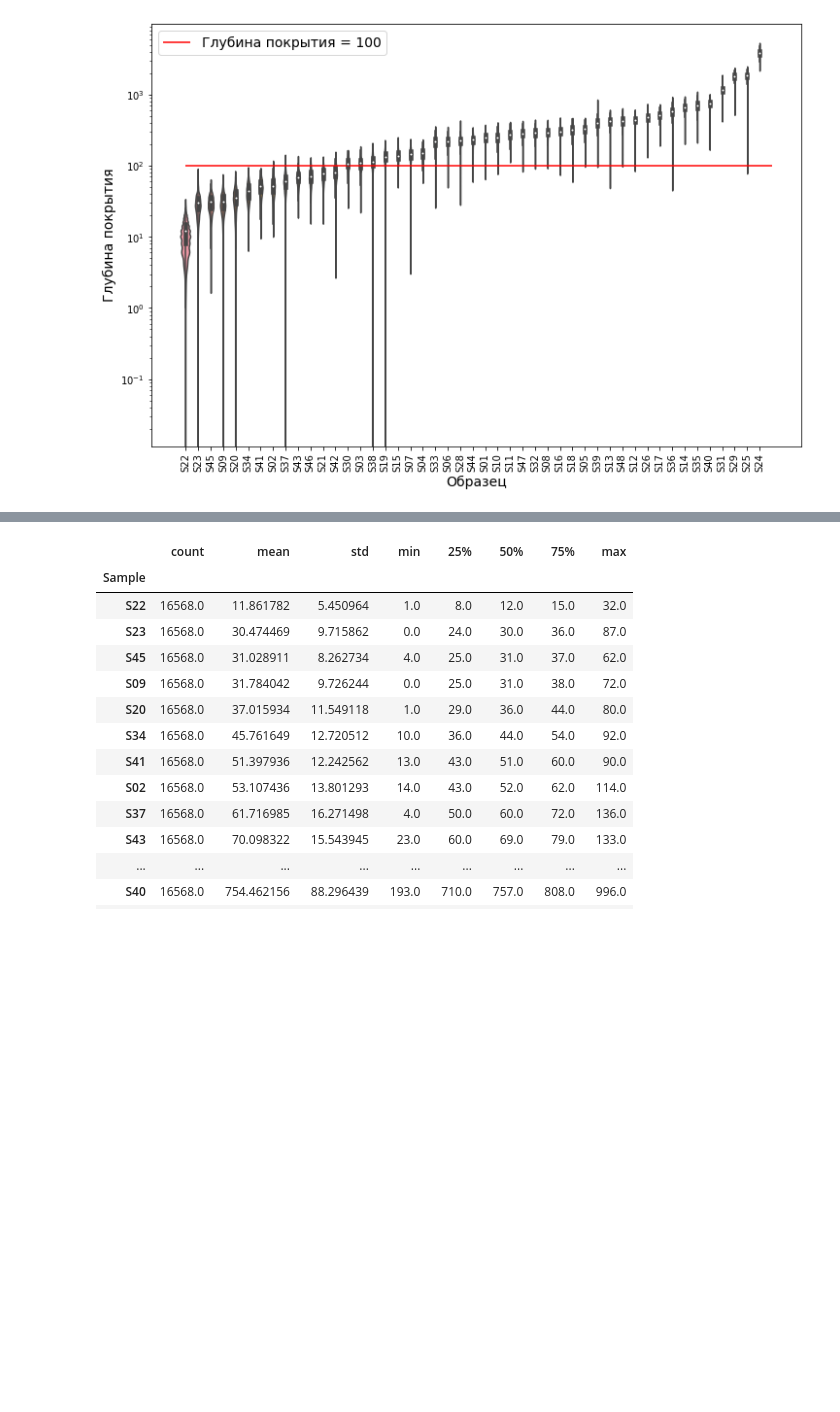
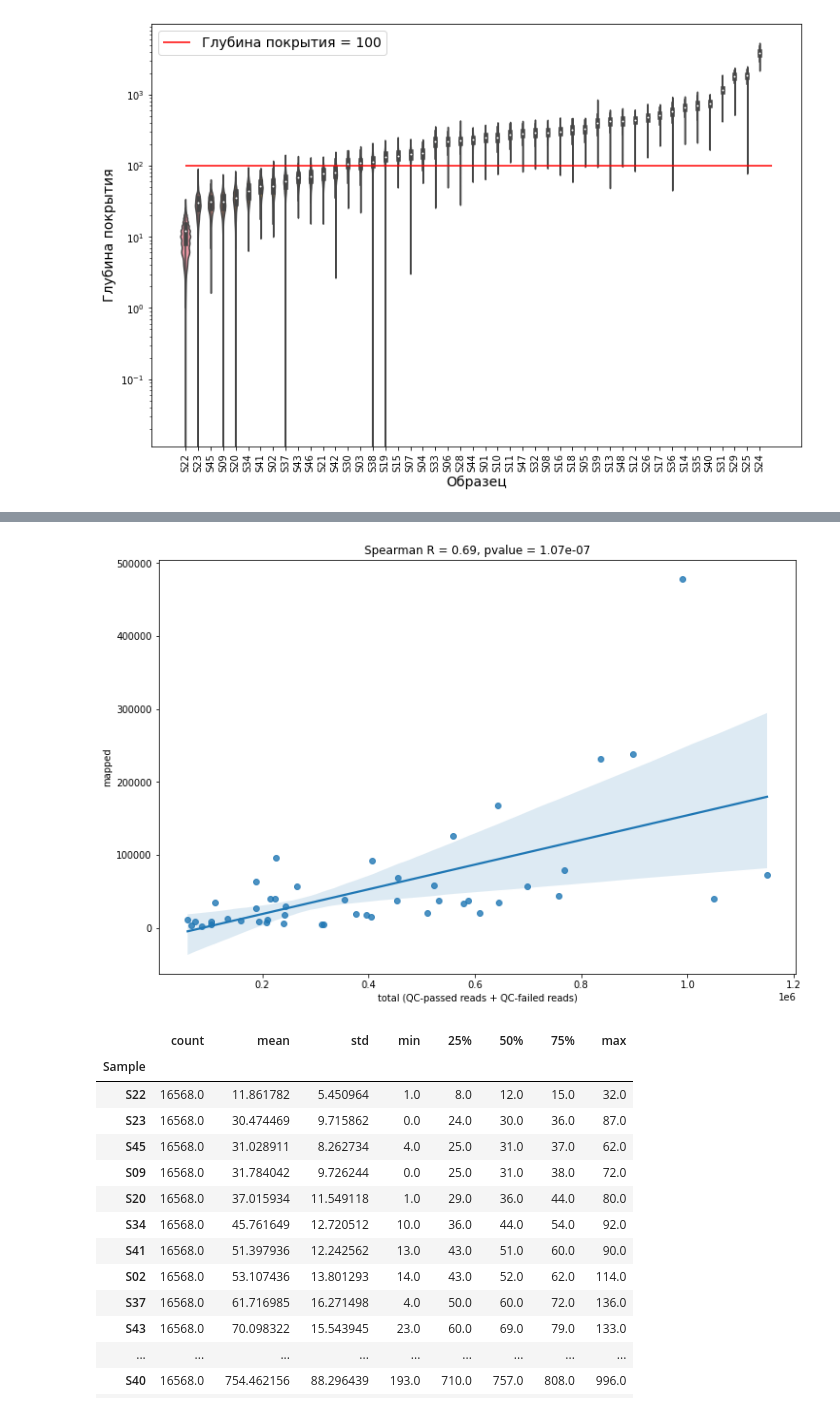
Before and after one commit to mitoclub/OldMenGenetics, a Jupyter notebook: notebooks/stats.ipynb, the cells around one changed output, grey strips where cells are left out. Drawn from its saved outputs; the diff is of its cells as text; code cells hidden in the pictures; blank space fills up the shorter version.

```diff
--- a/notebooks/stats.ipynb
+++ b/notebooks/stats.ipynb
@@ -72,3 +102,12 @@ plt.show()
+# %%
+plt.figure(figsize=(12, 8))
+sns.regplot(data=df, x="total (QC-passed reads + QC-failed reads)", y="mapped")
+rho, pval = stats.spearmanr(df["total (QC-passed reads + QC-failed reads)"].values, df["mapped"].values)
+plt.title(f"Spearman R = {rho:.2f}, pvalue = {pval:.2e}")
+plt.savefig("../figures/total_vs_mapped_reads_correlation.png")
+plt.show()
+# %% [output]
+[figure, added]
 # %%
 depth_stats = depth_melted[depth_melted.POS != incorrect_pos].groupby("Sample").Depth.describe().sort_values("mean")
 depth_stats.index = depth_stats.index.str.removesuffix(".bam")
```
Also changed, not shown: parts of 3 cells of this notebook, 8 other files.
